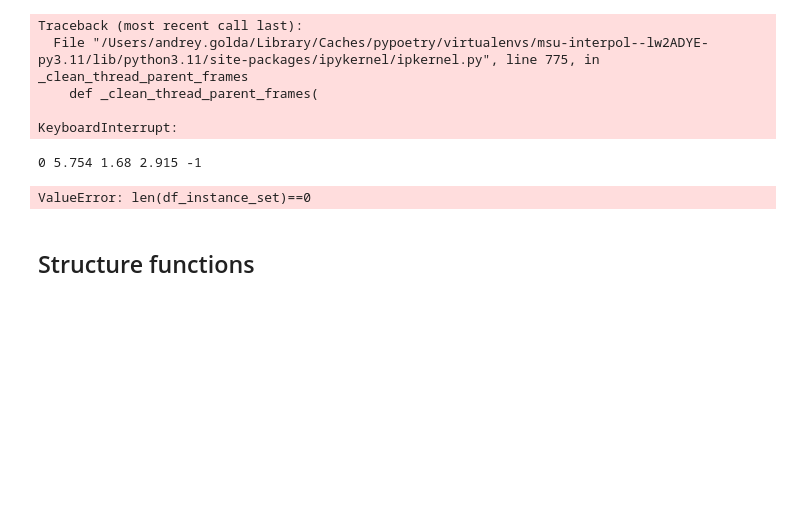
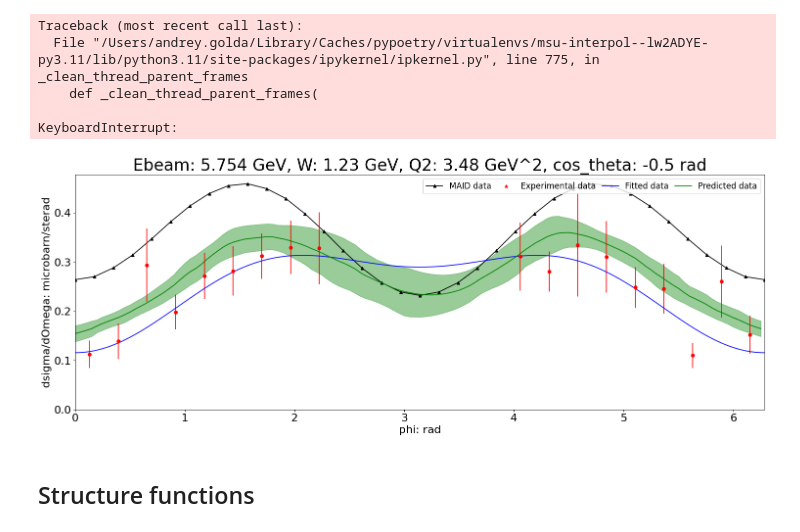
Before and after one commit to a-golda/MSU_interpol, a Jupyter notebook: checks_unified.ipynb, the cells around one changed output. Saved outputs shown, nothing was run; the diff lists cells and outputs as text; code cells hidden in the pictures; blank space fills up the shorter version.

Commit message:
MAID data

```diff
--- a/checks_unified.ipynb
+++ b/checks_unified.ipynb
@@ -520,6 +506,8 @@ def find_closest(df_for_search, W_for_search, Q2_for_search):
                     apply(lambda x: spatial.distance.euclidean([W_for_search, Q2_for_search], [x.W, x.Q2]), axis=1).idxmin()
     assert isinstance(closest_index, tuple([int, np.int64]))
     return (df_for_search.loc[closest_index, 'W'], df_for_search.loc[closest_index, 'Q2'])
+
+
 def plot_joint_cross_sections(df, E_beam, W, Q2, cos_theta, df_grid):
     W_df, Q2_df = find_closest(df, W, Q2)
     W_df_grid, Q2_df_grid = find_closest(df_grid, W, Q2)
@@ -586,6 +574,26 @@ def plot_joint_cross_sections(df, E_beam, W, Q2, cos_theta, df_grid):
     plt.figure(figsize=(22, 6), dpi=80)
     # plt.figtext(0.13, 0.83, f'Params (exp, preds). W({W_df},{W_df_grid}); Q2({Q2_df},{Q2_df_grid})')
 
+    plt.plot([
+            0.0, 0.17453292519943295, 0.3490658503988659, 0.5235987755982988, 0.6981317007977318,
+            0.8726646259971648, 1.0471975511965976, 1.2217304763960306, 1.3962634015954636, 1.5707963267948966,
+            1.7453292519943295, 1.9198621771937625, 2.0943951023931953, 2.2689280275926285, 2.443460952792061,
+            2.6179938779914944, 2.792526803190927, 2.9670597283903604, 3.141592653589793, 3.3161255787892263,
+            3.490658503988659, 3.6651914291880923, 3.839724354387525, 4.014257279586958, 4.1887902047863905,
+            4.363323129985824, 4.537856055185257, 4.71238898038469, 4.886921905584122, 5.061454830783556,
+            5.235987755982989, 5.410520681182422, 5.585053606381854, 5.759586531581287, 5.934119456780721,
+            6.1086523819801535, 6.283185307179586
+        ],
+        [
+            0.264, 0.270, 0.288, 0.314, 0.347, 0.382, 0.414, 0.439, 0.455, 0.459,
+            0.449, 0.429, 0.398, 0.362, 0.323, 0.287, 0.258, 0.239, 0.232, 0.239,
+            0.258, 0.287, 0.323, 0.362, 0.398, 0.429, 0.449, 0.459, 0.455, 0.439,
+            0.414, 0.382, 0.347, 0.314, 0.288, 0.270, 0.264],
+         color='black',
+         marker='^',
+         label=f'MAID data')
+
+
     # real data
     plt.scatter(x=xdata_real,
                 y=ydata_real,
@@ -637,16 +645,23 @@ def plot_joint_cross_sections(df, E_beam, W, Q2, cos_theta, df_grid):
 # %%
 df['cos_theta'] = df['cos_theta'].round(1)
 # %%
-plot_joint_cross_sections(df, 5.754, 1.68, 2.915, -1, df_grid)
+E = 5.754
+W = 1.23
+Q_2 = 3.48
+cos_theta = -0.5
+
+plot_joint_cross_sections(df, 5.754, 1.23, 3.48, -0.5, df_grid)
+
+# plot_joint_cross_sections(df, 5.754, 1.23, 2.05, -0.7, df_grid)
+# plot_joint_cross_sections(df, 5.754, 1.53, 1.715, -0.7, df_grid)
 # plot_joint_cross_sections(df, 5.754, 1.68, 2.915, -0.9, df_grid)
 # plot_joint_cross_sections(df, 1.515, 1.23, 0.3, -0.1, df_grid)
 # df[(df.Ebeam==1.515)&
 #    (df.W==1.23)&
 #    (df.Q2==0.3)].cos_theta.unique()
 # df[(df.Ebeam==5.754)].W.unique()
 # %% [output]
-0 5.754 1.68 2.915 -1
-ValueError: len(df_instance_set)==0
+[figure, added]
 # %%
 Ebeam = hyperparams_dict['energy']
 # %%
```
Also changed, not shown: parts of 3 cells of this notebook, 1 other file.
